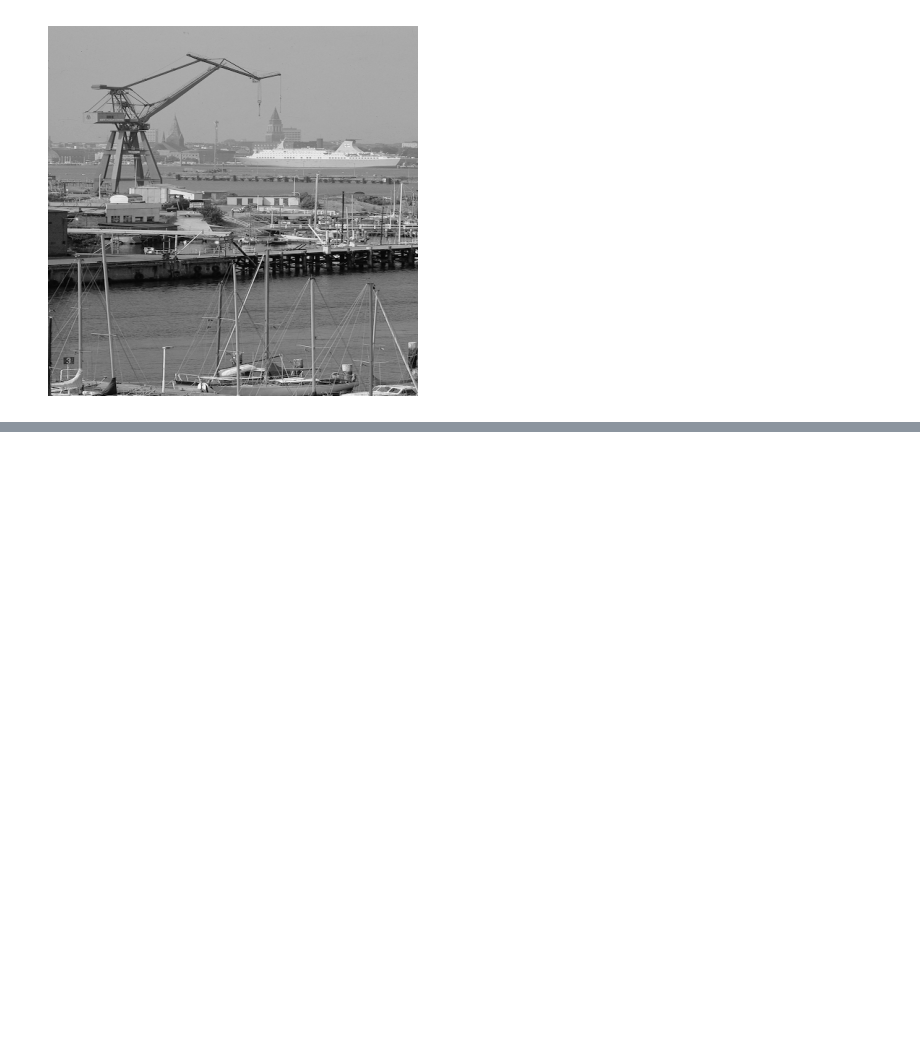
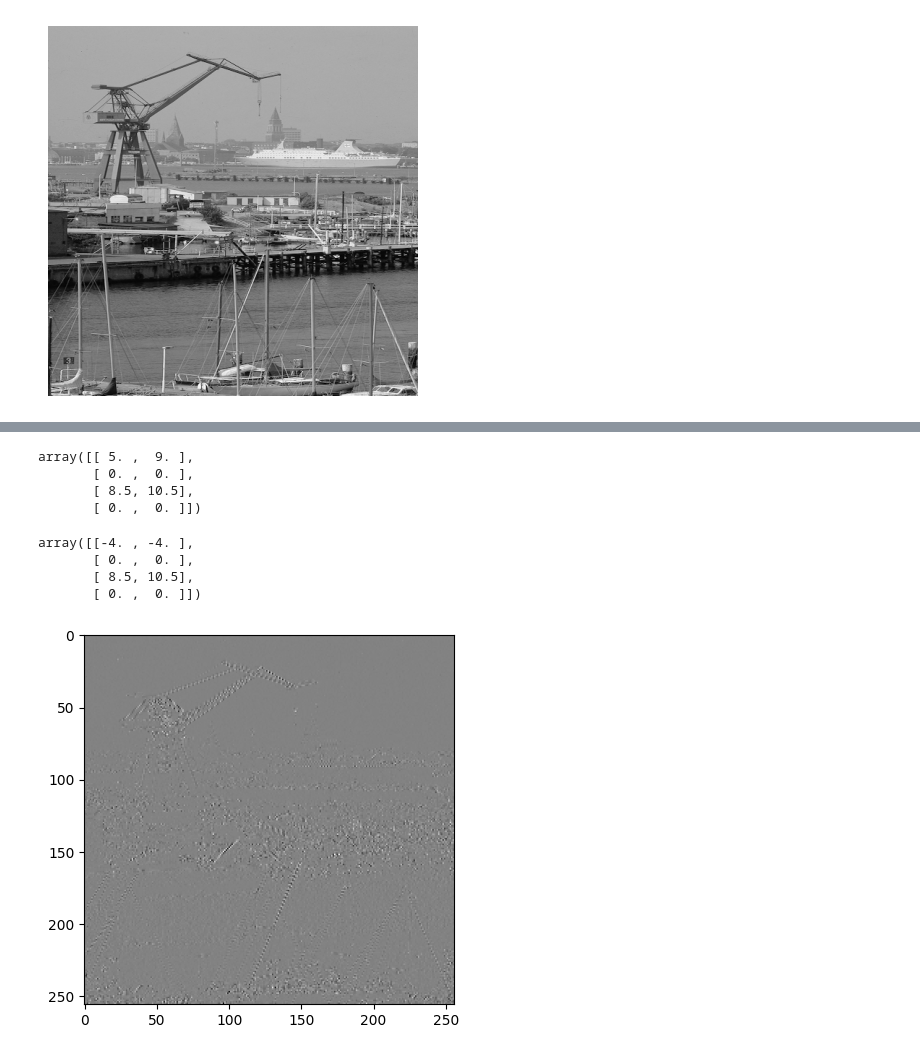
Before and after one commit to ikenichaa/wavelet-transform, a Jupyter notebook: task2-convolution.ipynb, the cells around one changed output, grey strips where cells are left out. Saved outputs shown, nothing was run; the diff lists cells and outputs as text; code cells hidden in the pictures; blank space fills up the shorter version.

```diff
--- a/task2-convolution.ipynb
+++ b/task2-convolution.ipynb
@@ -343,0 +291,16 @@ show_pic(La)
+# %%
+LL_Up = upsample_2D_rows(LL)
+LL_Up
+# %% [output]
+array([[ 5. ,  9. ],
+       [ 0. ,  0. ],
+       [ 8.5, 10.5],
+       [ 0. ,  0. ]])
+# %%
+LH_Up = upsample_2D_rows(LH)
+LH_Up
+# %% [output]
+array([[-4. , -4. ],
+       [ 0. ,  0. ],
+       [ 8.5, 10.5],
+       [ 0. ,  0. ]])
@@ -343,0 +361,43 @@ show_pic(La)
+# %%
+def add_right_padding(im):
+    right_padding = np.zeros((im.shape[0], 1))
+    return np.concatenate((im, right_padding), axis=1)
+
+def add_bottom_padding(im):
+    bottom_padding = np.zeros((1, im.shape[1]))
+    return np.concatenate((im, bottom_padding))
+
+def padding_preprocessing_col(im):
+    num_columns = im.shape[1]
+    if num_columns%2 != 0:
+        im = add_right_padding(im)
+
+    return im
+
+def padding_preprocessing_row(im):
+    num_rows = im.shape[0]
+    if num_rows%2 != 0:
+        im = add_bottom_padding(im)
+
+    return im
+
+def downsample_cols(im):
+    return im[:, ::2]
+
+def downsample_rows(im):
+    return im[::2, :]
+
+low_pass_filter = np.array([1, 1]) / np.sqrt(2)
+high_pass_filter = np.array([1, -1]) / np.sqrt(2)
+# %%
+L = downsample_cols(convolve_by_column(padding_preprocessing_col(im), low_pass_filter))
+H = downsample_cols(convolve_by_column(padding_preprocessing_col(im), high_pass_filter))
+
+LL = downsample_rows(convolve_by_row(padding_preprocessing_row(L), low_pass_filter))
+LH = downsample_rows(convolve_by_row(padding_preprocessing_row(L), high_pass_filter))
+HL = downsample_rows(convolve_by_row(padding_preprocessing_row(H), low_pass_filter))
+HH = downsample_rows(convolve_by_row(padding_preprocessing_row(H), high_pass_filter))
+# %%
+show_pic(HH)
+# %% [output]
+[figure, added]
```
Also changed, not shown: parts of 51 cells of this notebook.
